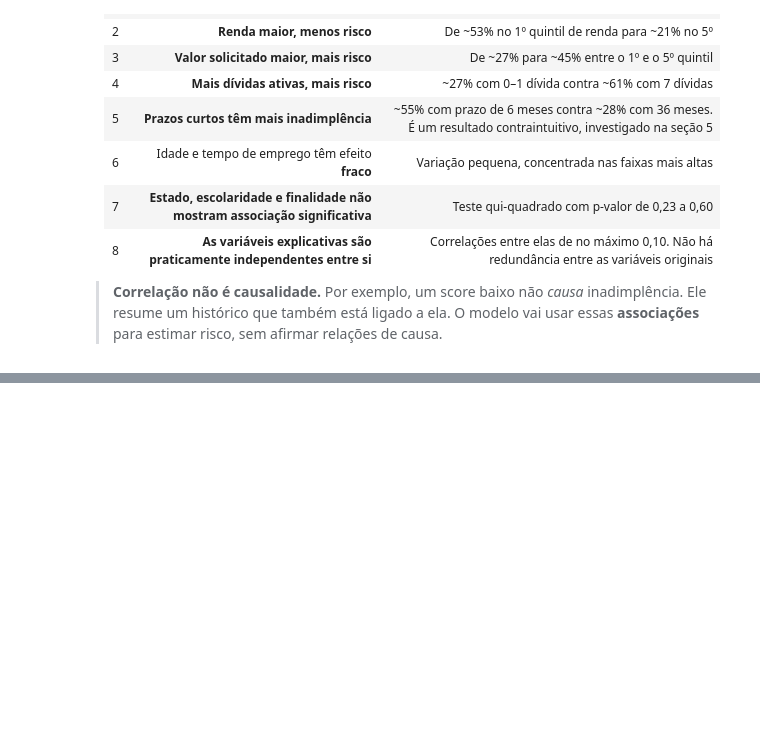
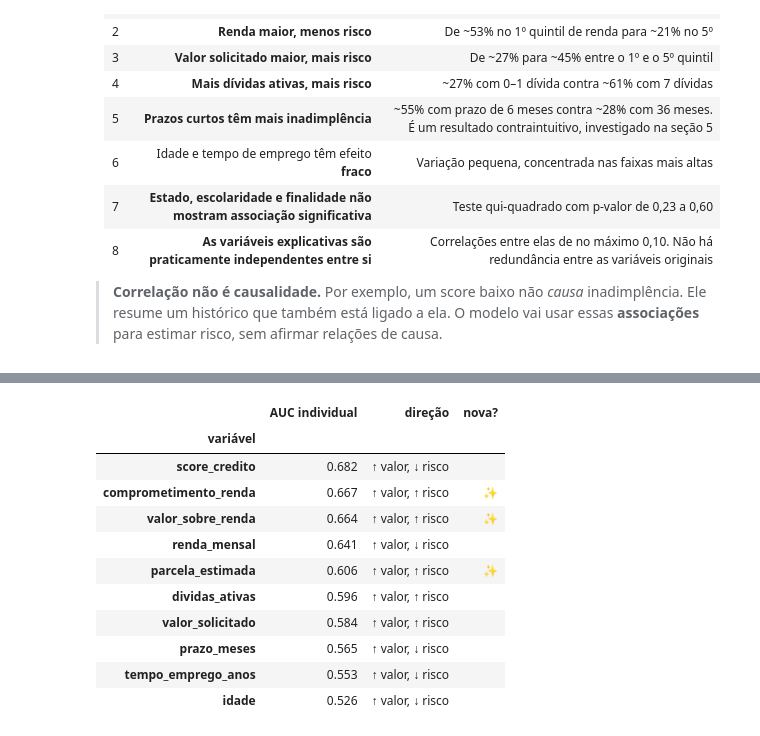
Before and after one commit to alexlourenc/CredAIR-Alex, a Jupyter notebook: notebooks/analise_credito.ipynb, the cells around one changed output, grey strips where cells are left out. Cells and saved outputs as stored; diff of their text form; code cells hidden in the pictures; blank space fills up the shorter version.

```diff
--- a/notebooks/analise_credito.ipynb
+++ b/notebooks/analise_credito.ipynb
@@ -529,0 +573,27 @@ plt.show()
+# %%
+from sklearn.metrics import roc_auc_score
+
+candidatas = ["score_credito", "comprometimento_renda", "renda_mensal", "valor_sobre_renda", "dividas_ativas",
+              "parcela_estimada", "prazo_meses", "valor_solicitado", "tempo_emprego_anos", "idade"]
+linhas = []
+for col in candidatas:
+    validos = ouro[col].notna()
+    auc = roc_auc_score(ouro.loc[validos, "inadimplente"], ouro.loc[validos, col])
+    linhas.append({"variável": col, "AUC individual": max(auc, 1 - auc),
+                   "direção": "↑ valor, ↑ risco" if auc >= 0.5 else "↑ valor, ↓ risco",
+                   "nova?": "✨" if col in ("parcela_estimada", "comprometimento_renda", "valor_sobre_renda") else ""})
+auc_individual = pd.DataFrame(linhas).sort_values("AUC individual", ascending=False).set_index("variável")
+auc_individual.round(3)
+# %% [output]
+|  | AUC individual | direção | nova? |
+| variável |  |  |  |
+| score_credito | 0.682 | ↑ valor, ↓ risco |  |
+| comprometimento_renda | 0.667 | ↑ valor, ↑ risco | ✨ |
+| valor_sobre_renda | 0.664 | ↑ valor, ↑ risco | ✨ |
+| renda_mensal | 0.641 | ↑ valor, ↓ risco |  |
+| parcela_estimada | 0.606 | ↑ valor, ↑ risco | ✨ |
+| dividas_ativas | 0.596 | ↑ valor, ↑ risco |  |
+| valor_solicitado | 0.584 | ↑ valor, ↑ risco |  |
+| prazo_meses | 0.565 | ↑ valor, ↓ risco |  |
+| tempo_emprego_anos | 0.553 | ↑ valor, ↓ risco |  |
+| idade | 0.526 | ↑ valor, ↓ risco |  |
```
Also changed, not shown: parts of 7 cells of this notebook, 1 other file.
